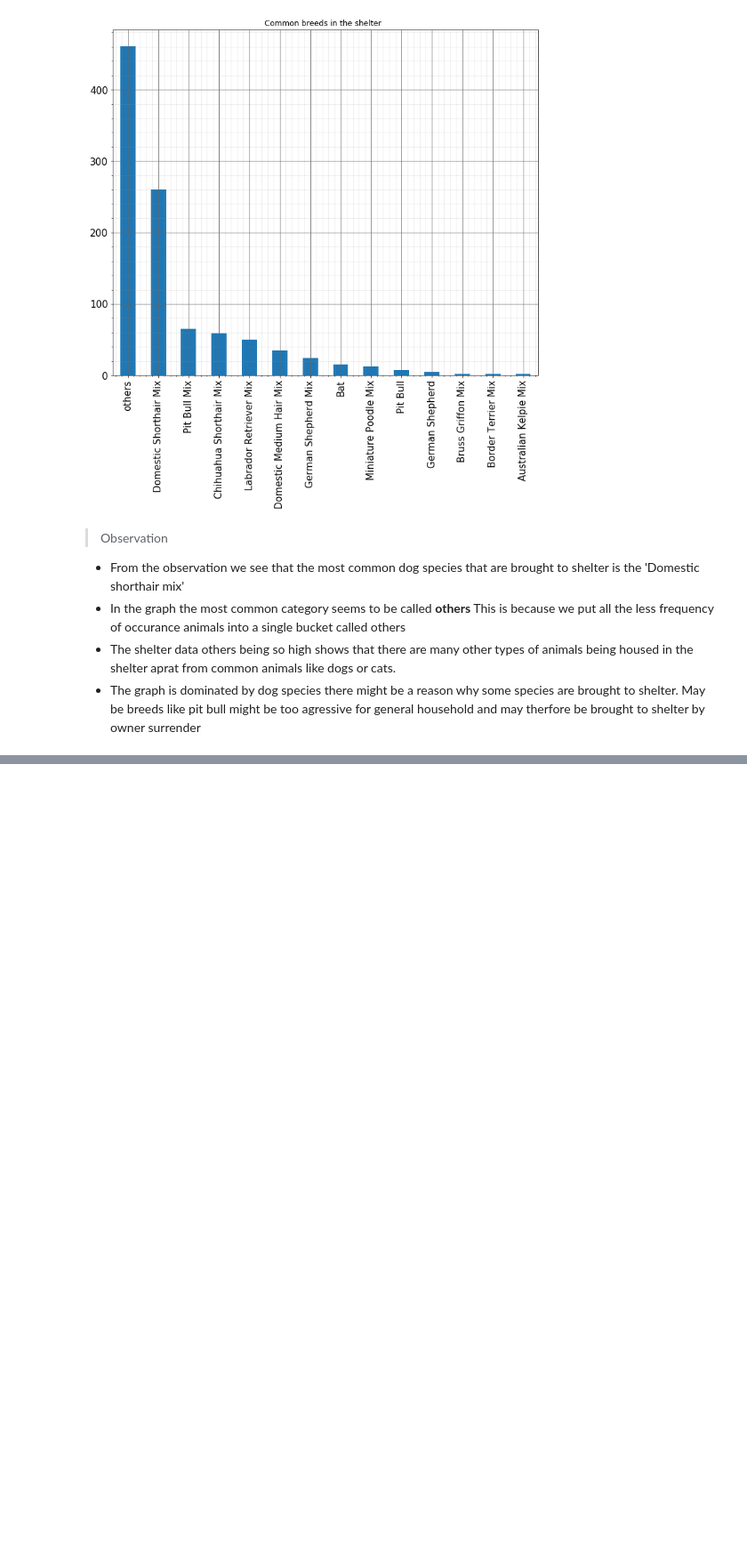
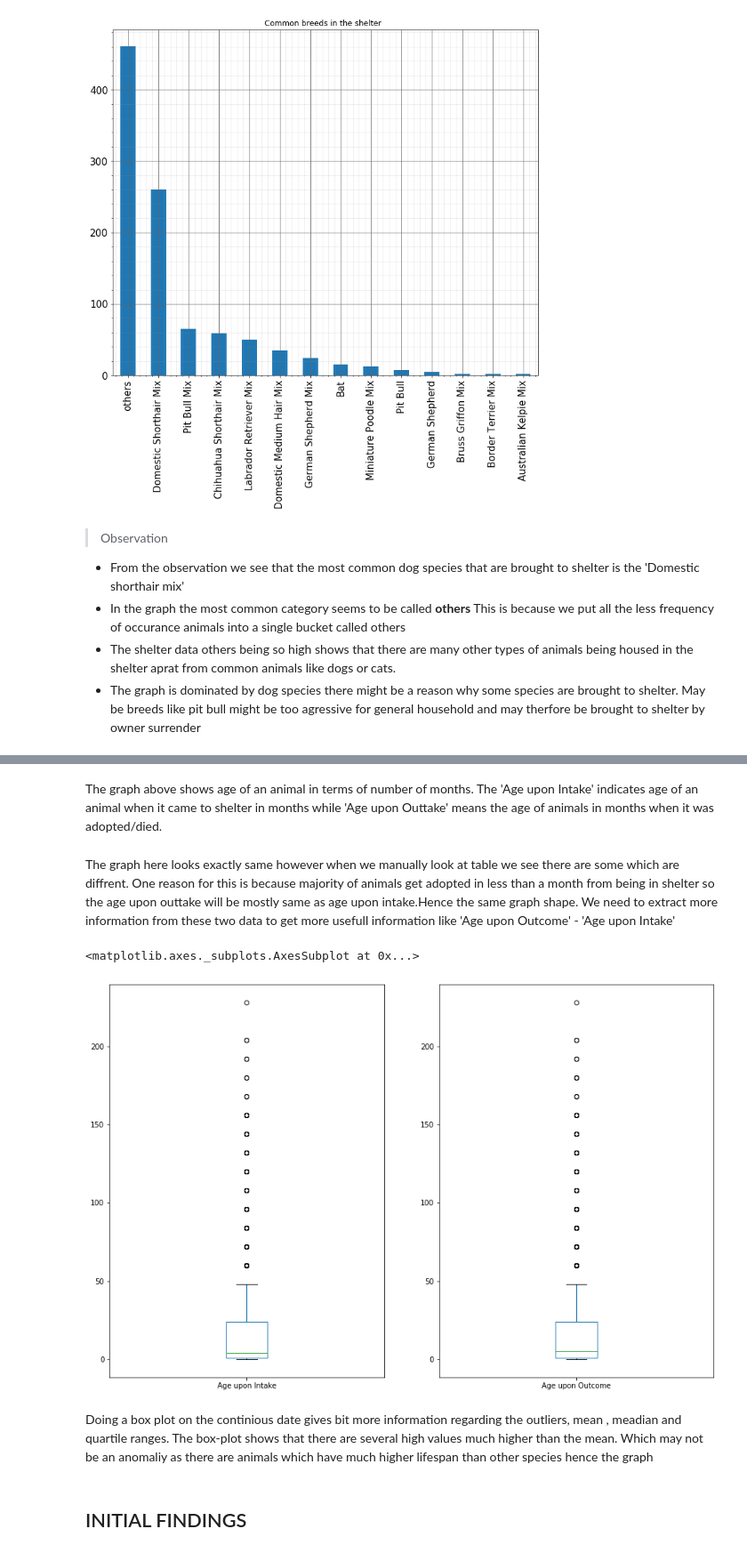
Before and after one commit to sachsom95/Animal-shelter-data-Exploratory-Analysis, a Jupyter notebook: Animal_shelter_data_analysis.ipynb, the cells around one changed output, grey strips where cells are left out. Shown at 89% size. Cells and saved outputs as stored; diff of their text form; code cells hidden in the pictures; blank space fills up the shorter version.

Commit message:
Data quality report

```diff
--- a/Animal_shelter_data_analysis.ipynb
+++ b/Animal_shelter_data_analysis.ipynb
@@ -808,0 +862,16 @@ plt.grid(b=True, which='minor', color='#999999', linestyle='-', alpha=0.2)
+# %% [markdown]
+The graph above shows age of an animal in terms of number of months. The 'Age upon Intake' indicates age of an animal when it came to shelter in months while 'Age upon Outtake' means the age of animals in months when it was adopted/died.
+# %% [markdown]
+The graph here looks exactly same however when we manually look at table we see there are some which are diffrent. One reason for this is because majority of animals get adopted in less than a month from being in shelter so the age upon outtake will be mostly same as age upon intake.Hence the same graph shape. We need to extract more information from these two data to get more usefull information like 'Age upon Outcome' - 'Age upon Intake'
+# %%
+plt.subplot(1,2,1)
+df['Age upon Intake'].plot(kind='box',  figsize=(15,10), sharex =False, sharey=False)
+plt.subplot(1,2,2)
+df['Age upon Outcome'].plot(kind='box',  figsize=(15,10), sharex =False, sharey=False)
+# %% [output]
+<matplotlib.axes._subplots.AxesSubplot at 0x...>
+[figure, added]
+# %% [markdown]
+Doing a box plot on the continious date gives bit more information regarding the outliers, mean , meadian and quartile ranges. The box-plot shows that there are several high values much higher than the mean. Which may not be an anomaliy as there are animals which have much higher lifespan than other species hence the graph
+# %% [markdown]
+## INITIAL FINDINGS
```
Also changed, not shown: parts of 28 cells of this notebook.
